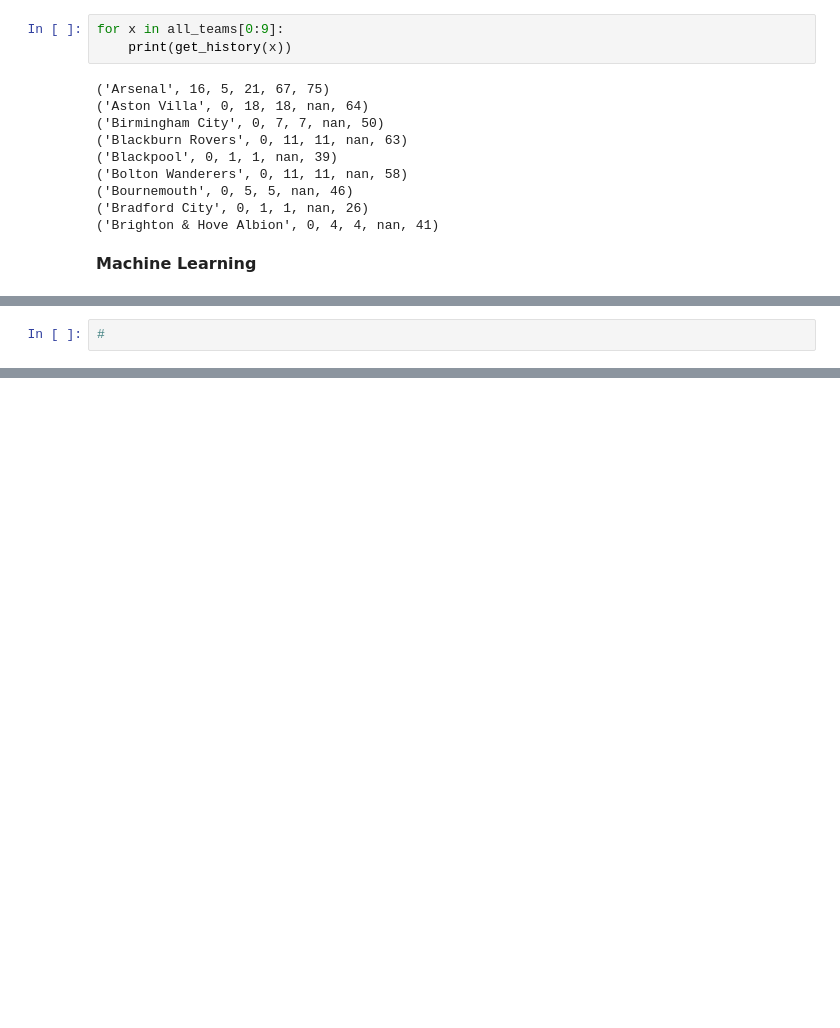
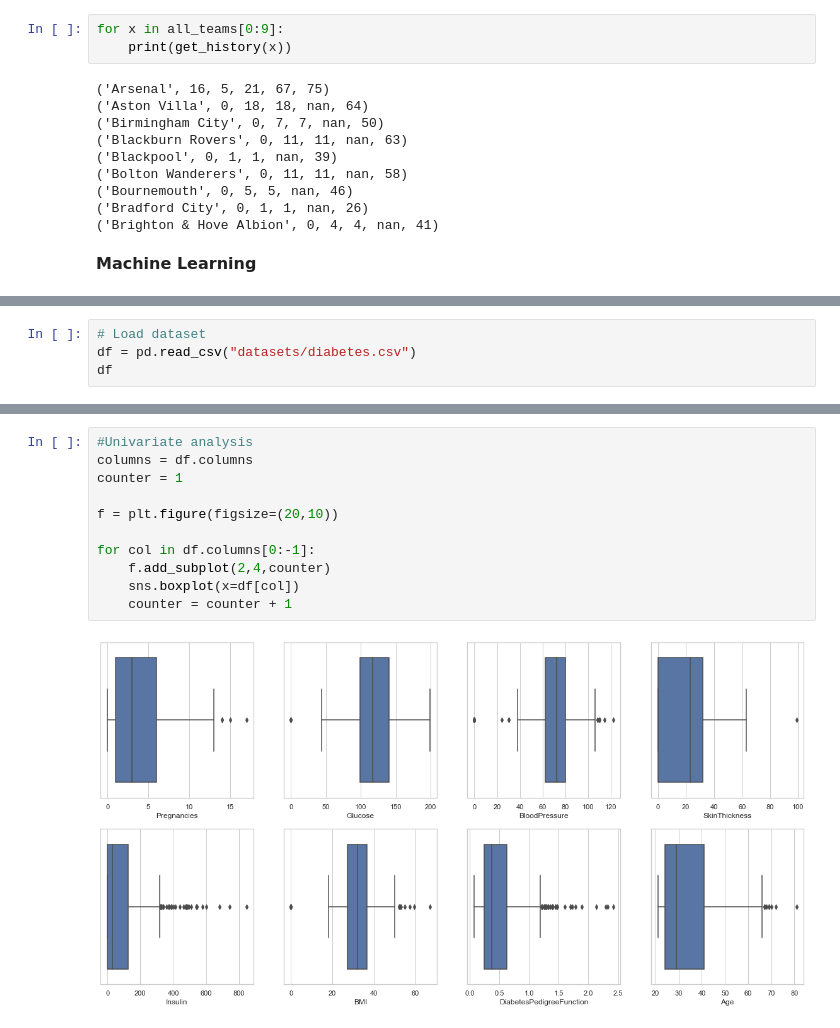
Before and after one commit to riju-s/UCD_FidelityC_Riju_Sathyan_Final_Assignment, a Jupyter notebook: Final Submission - Riju Sathyan.ipynb, the cells around one changed output, grey strips where cells are left out. Drawn from its saved outputs; the diff is of its cells as text; blank space fills up the shorter version.

```diff
--- a/Final Submission - Riju Sathyan.ipynb
+++ b/Final Submission - Riju Sathyan.ipynb
@@ -333,2 +437,4 @@ for x in all_teams[0:9]:
 # %%
-#
+# Load dataset
+df = pd.read_csv("datasets/diabetes.csv")
+df
@@ -334,0 +488,13 @@ for x in all_teams[0:9]:
+# %%
+#Univariate analysis
+columns = df.columns
+counter = 1
+
+f = plt.figure(figsize=(20,10))
+
+for col in df.columns[0:-1]:
+    f.add_subplot(2,4,counter)
+    sns.boxplot(x=df[col])
+    counter = counter + 1
+# %% [output]
+[figure, added]
```
Also changed, not shown: parts of 46 cells of this notebook, 6 other files.
